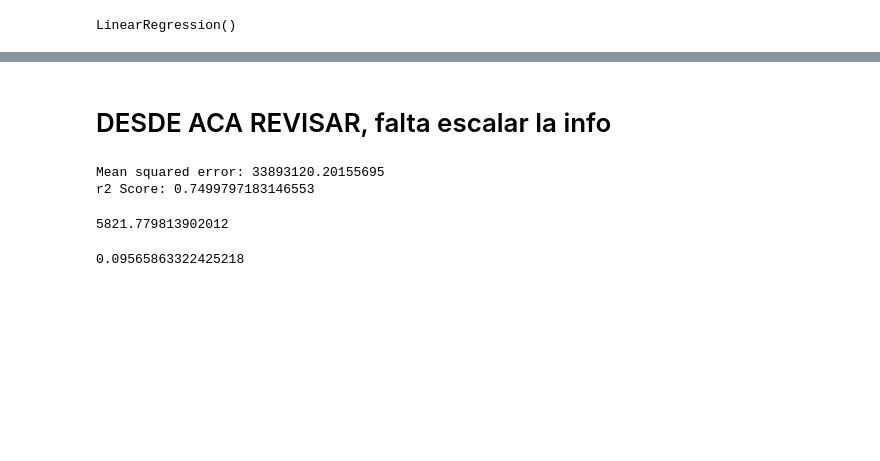
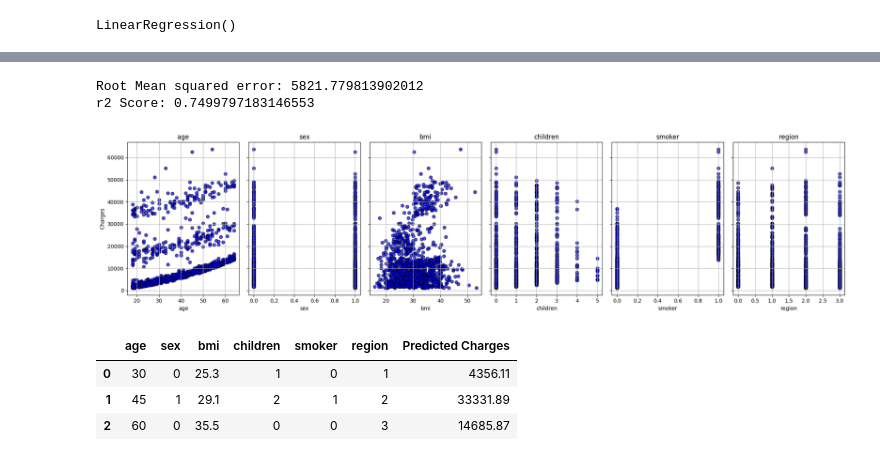
Before and after one commit to agustinluj/machine-learning-python-template-3, a Jupyter notebook: src/explore.ipynb, the cells around one changed output, grey strips where cells are left out. Drawn from its saved outputs; the diff is of its cells as text; code cells hidden in the pictures; blank space fills up the shorter version.

```diff
--- a/src/explore.ipynb
+++ b/src/explore.ipynb
@@ -220,7 +230,13 @@ X_test
+# %%
+# let's scale the data
+scaler = StandardScaler()
+
+X_train_scaled = scaler.fit_transform(X_train)
+X_test_scaled = scaler.transform(X_test)
 # %%
 # starting the model
 model = LinearRegression()
-model.fit(X_train, y_train)
+model.fit(X_train_scaled, y_train)
 # %% [output]
 LinearRegression()
 # %%
@@ -236,16 +252,53 @@ y_pred = model.predict(X_test)
-# %% [markdown]
-# DESDE ACA REVISAR, falta escalar la info
 # %%
-print(f"Mean squared error: {mean_squared_error(y_test, y_pred)}")
+print(f"Root Mean squared error: {mean_squared_error(y_test, y_pred)**0.5}")
 print(f"r2 Score: {r2_score(y_test, y_pred)}")
 # %% [output]
-Mean squared error: 33893120.20155695
+Root Mean squared error: 5821.779813902012
 r2 Score: 0.7499797183146553
-# %%
-mean_squared_error(y_test, y_pred)**0.5
-# %% [output]
-5821.779813902012
-# %%
-0.009150574110332004 **0.5
-# %% [output]
-0.09565863322425218
+# %%
+# just to vizualize a little what we have
+# subpltos
+num_features = len(X_train.keys())
+fig, axes = plt.subplots(1, num_features, figsize=(20, 5), sharey=True)
+
+# a chart for a variable vs pred
+for i, (feature_name, feature_values) in enumerate(X_train.items()):
+    axes[i].scatter(feature_values, y_train, color='blue', edgecolor='k', alpha=0.7)
+    axes[i].set_title(feature_name)
+    axes[i].set_xlabel(feature_name)
+    if i == 0:  # to label only first axis with var pred
+        axes[i].set_ylabel("Charges")
+    axes[i].grid(True)
+
+plt.tight_layout()
+plt.show()
+# %% [output]
+[figure, added]
+# %%
+# predicting samples
+data_to_predict = pd.DataFrame({
+    'age': [30, 45, 60],
+    'sex': [0, 1, 0],  # 1: Male, 0: Female
+    'bmi': [25.3, 29.1, 35.5],
+    'children': [1, 2, 0],
+    'smoker': [0, 1, 0],  # 0: No, 1: Yes
+    'region': [1, 2, 3],
+})
+
+# scaling data
+data_to_predict_scaled = scaler.transform(data_to_predict)
+
+# predict
+predictions = model.predict(data_to_predict_scaled)
+predictions = np.round(predictions,2)
+data_with_predictions = data_to_predict.copy()
+data_with_predictions = pd.DataFrame(data_with_predictions)
+data_with_predictions['Predicted Charges'] = predictions
+
+
+data_with_predictions
+# %% [output]
+|  | age | sex | bmi | children | smoker | region | Predicted Charges |
+| 0 | 30 | 0 | 25.3 | 1 | 0 | 1 | 4356.11 |
+| 1 | 45 | 1 | 29.1 | 2 | 1 | 2 | 33331.89 |
+| 2 | 60 | 0 | 35.5 | 0 | 0 | 3 | 14685.87 |
```
Also changed, not shown: parts of 4 cells of this notebook.
